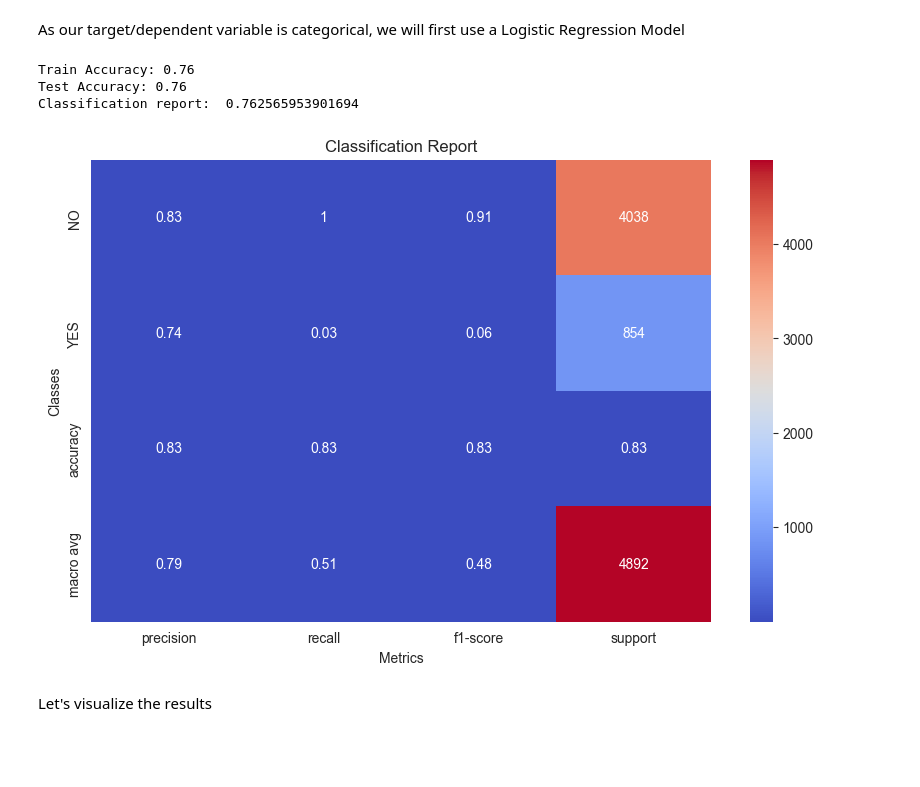
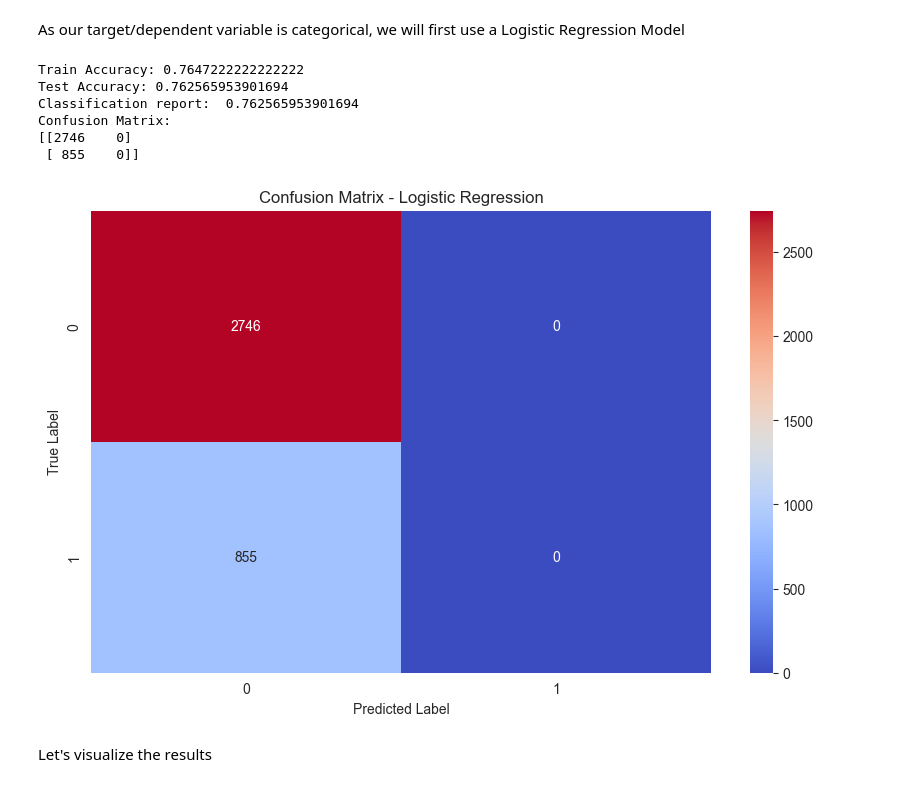
Before and after one commit to axcasas/tigre_flood_prediction, a Jupyter notebook: notebooks/machine_learning.ipynb, the cells around one changed output. Cells and saved outputs as stored; diff of their text form; code cells hidden in the pictures; blank space fills up the shorter version.

```diff
--- a/notebooks/machine_learning.ipynb
+++ b/notebooks/machine_learning.ipynb
@@ -162,44 +162,48 @@ As our target/dependent variable is categorical, we will first use a Logistic Re
 # %%
 # Select variables
 X = df.drop(columns=['date', 'time', 'alerta_crecida'])
 y = df['alerta_crecida']
 
-# scale data
+# Scale data
 scaler = StandardScaler()
 X = scaler.fit_transform(X)
 
 # Split data
 X_train, X_test, y_train, y_test = train_test_split(X, y, test_size=0.2, random_state=42)
 
-# Init and fit
+# Initialize and fit the model
 model = LogisticRegression()
-
-# Train the model
 model.fit(X_train, y_train)
 
 # Make predictions
 y_pred_train = model.predict(X_train)
-y_pred_test = model.predict(X_test)
+y_pred_lr = model.predict(X_test)
 
 # Evaluate the model
-train_accuracy = accuracy_score(y_train, y_pred_train).round(2)
-test_accuracy = accuracy_score(y_test, y_pred_test).round(2)
+train_accuracy = accuracy_score(y_train, y_pred_train)
+test_accuracy = accuracy_score(y_test, y_pred_lr)
+conf_matrix_lr = confusion_matrix(y_test, y_pred_lr)
 
 print("Train Accuracy:", train_accuracy)
 print("Test Accuracy:", test_accuracy)
-print('Classification report: ', accuracy_score(y_test, y_pred_test))
+print('Classification report: ', accuracy_score(y_test, y_pred_lr))
+print("Confusion Matrix:")
+print(conf_matrix_lr)
 
 plt.figure(figsize=(10, 6))
-sns.heatmap(report_df.iloc[:-1, :].round(2), annot=True, cmap='coolwarm', fmt='g')
-plt.title('Classification Report')
-plt.xlabel('Metrics')
-plt.ylabel('Classes')
+sns.heatmap(conf_matrix_lr, annot=True, cmap='coolwarm', fmt='g')
+plt.title('Confusion Matrix - Logistic Regression')
+plt.xlabel('Predicted Label')
+plt.ylabel('True Label')
 plt.show()
 # %% [output]
-Train Accuracy: 0.76
-Test Accuracy: 0.76
+Train Accuracy: 0.7647222222222222
+Test Accuracy: 0.762565953901694
 Classification report:  0.762565953901694
+Confusion Matrix:
+[[2746    0]
+ [ 855    0]]
-[figure, old version]
+[figure, new version]
 # %% [markdown]
 Let's visualize the results
 # %%
```
Also changed, not shown: parts of 7 cells of this notebook, 6 other files.
